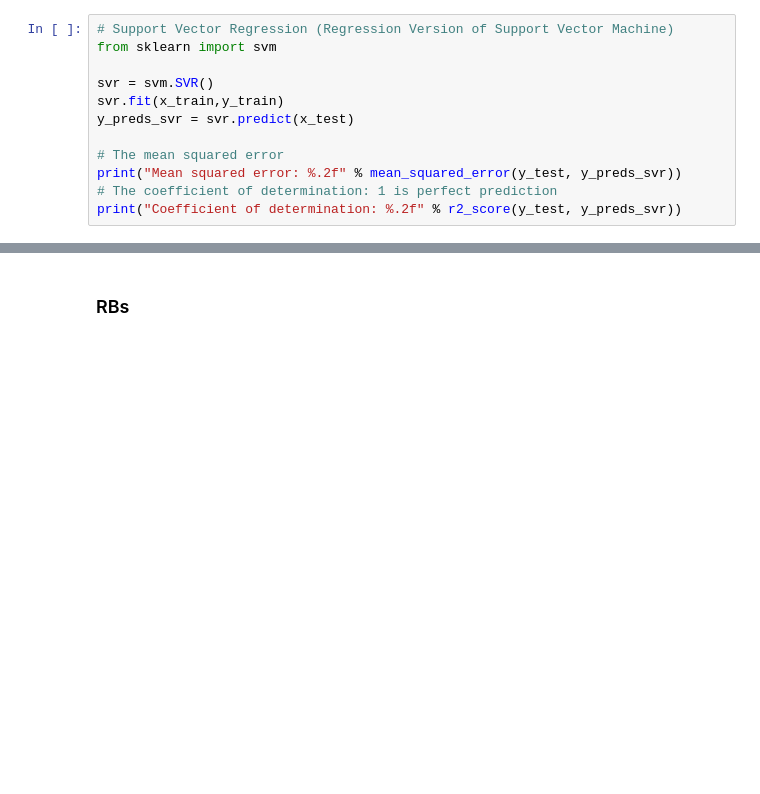
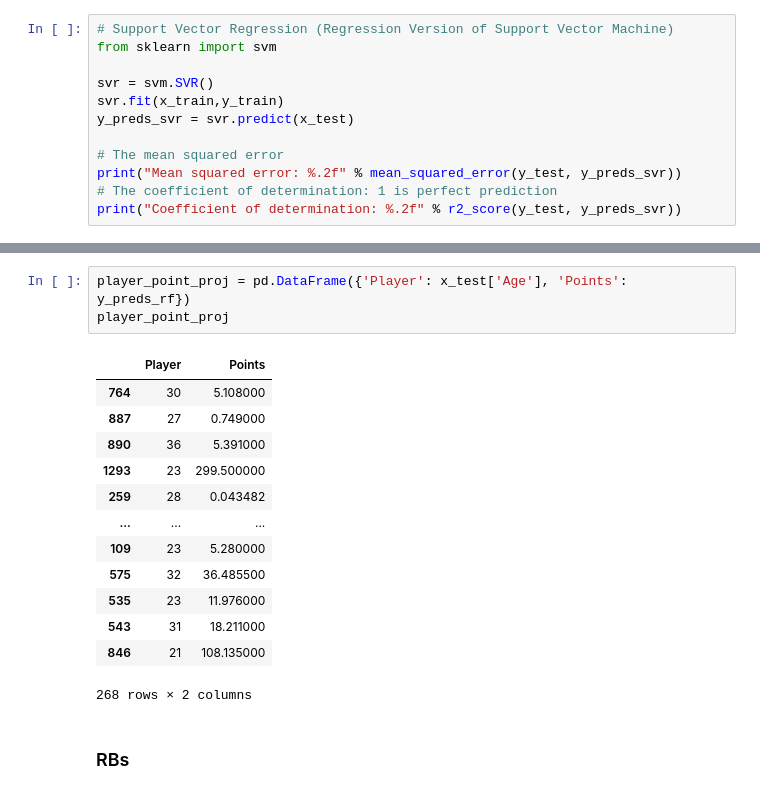
Before and after one commit to mattgilgo/fantasy_football, a Jupyter notebook: models.ipynb, the cells around one changed output, grey strips where cells are left out. Drawn from its saved outputs; the diff is of its cells as text; blank space fills up the shorter version.

```diff
--- a/models.ipynb
+++ b/models.ipynb
@@ -167,3 +212,20 @@ print("Coefficient of determination: %.2f" % r2_score(y_test, y_preds_svr))
+# %%
+player_point_proj = pd.DataFrame({'Player': x_test['Age'], 'Points': y_preds_rf})
+player_point_proj
+# %% [output]
+|  | Player | Points |
+| 764 | 30 | 5.108000 |
+| 887 | 27 | 0.749000 |
+| 890 | 36 | 5.391000 |
+| 1293 | 23 | 299.500000 |
+| 259 | 28 | 0.043482 |
+| ... | ... | ... |
+| 109 | 23 | 5.280000 |
+| 575 | 32 | 36.485500 |
+| 535 | 23 | 11.976000 |
+| 543 | 31 | 18.211000 |
+| 846 | 21 | 108.135000 |
+268 rows × 2 columns
 # %% [markdown]
 ### RBs
 # %%
```
Also changed, not shown: parts of 2 cells of this notebook.
